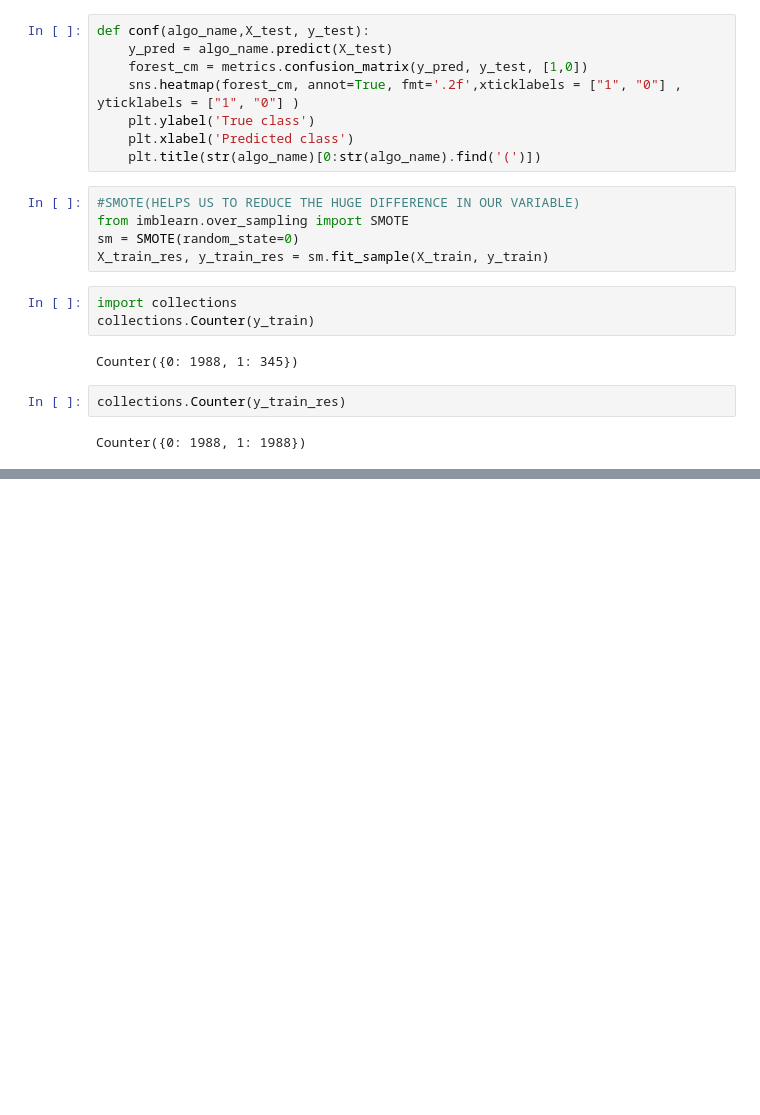
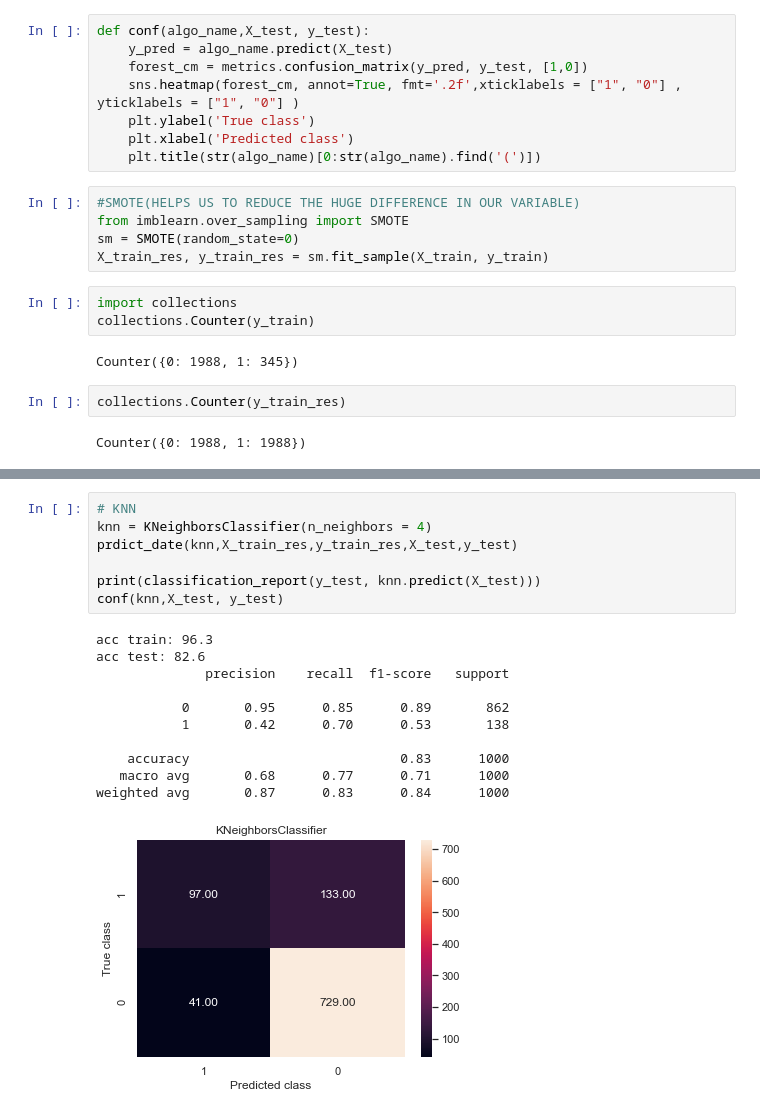
Before and after one commit to TULINYE/Churns_Telcom, a Jupyter notebook: Untitled.ipynb, the cells around one changed output, grey strips where cells are left out. Saved outputs shown, nothing was run; the diff lists cells and outputs as text; blank space fills up the shorter version.

```diff
--- a/Untitled.ipynb
+++ b/Untitled.ipynb
@@ -362,0 +429,19 @@ weighted avg       0.95      0.95      0.95      1000
+# %%
+# KNN
+knn = KNeighborsClassifier(n_neighbors = 4)
+prdict_date(knn,X_train_res,y_train_res,X_test,y_test)
+
+print(classification_report(y_test, knn.predict(X_test)))
+conf(knn,X_test, y_test)
+# %% [output]
+acc train: 96.3
+acc test: 82.6
+              precision    recall  f1-score   support
+
+           0       0.95      0.85      0.89       862
+           1       0.42      0.70      0.53       138
+
+    accuracy                           0.83      1000
+   macro avg       0.68      0.77      0.71      1000
+weighted avg       0.87      0.83      0.84      1000
+[figure, added]
```
Also changed, not shown: parts of 26 cells of this notebook.
